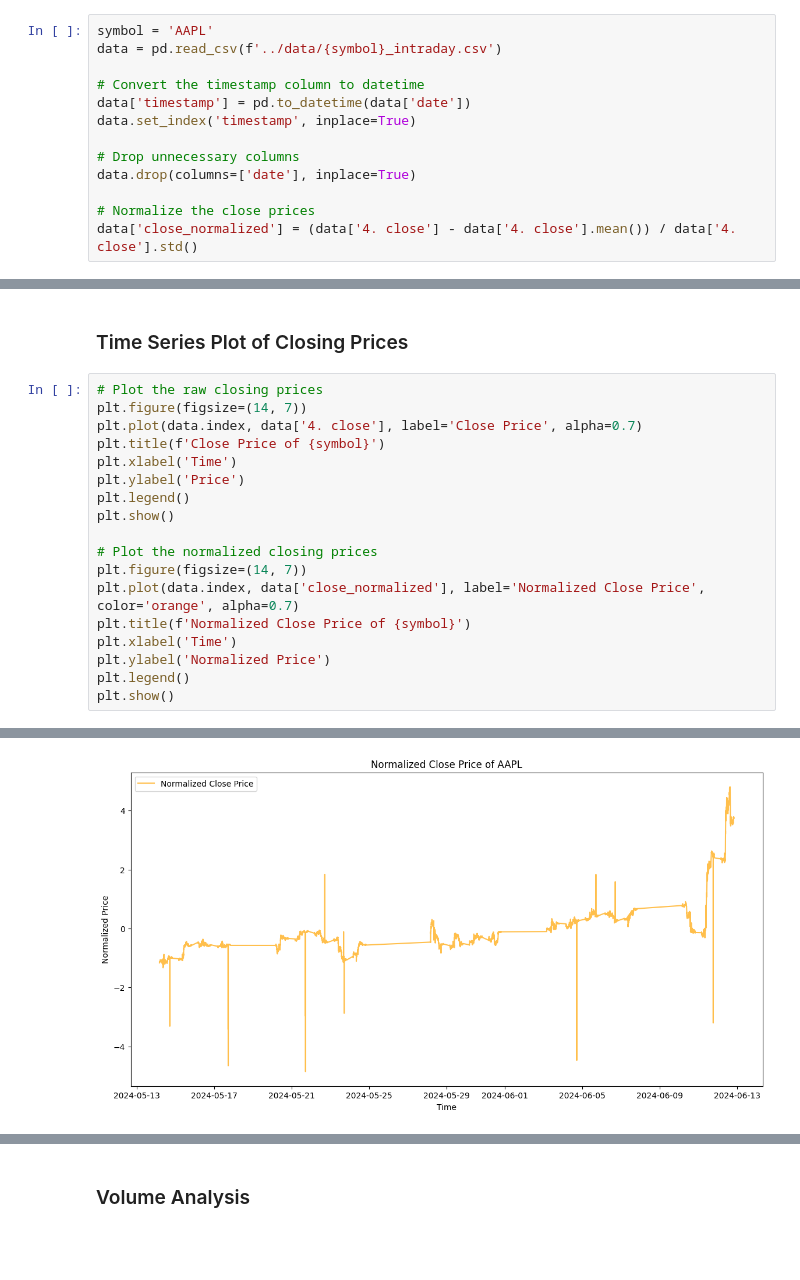
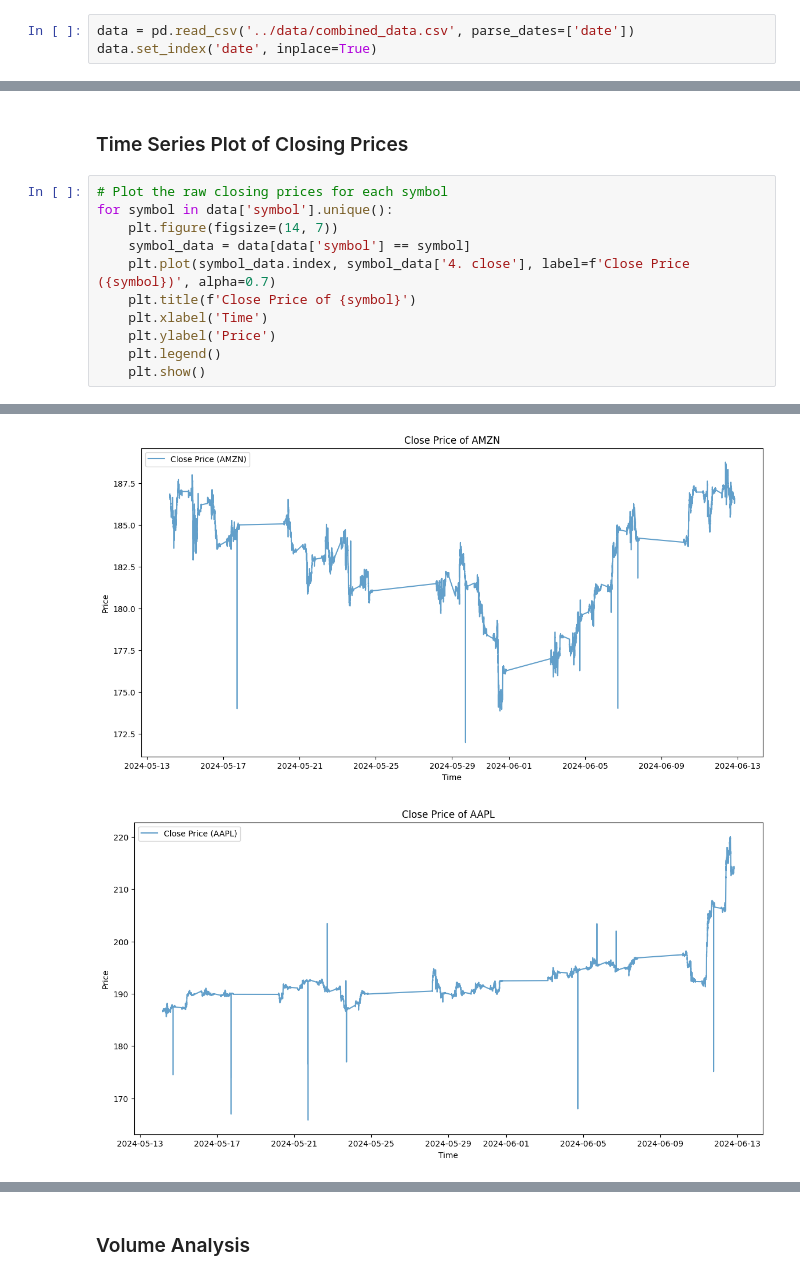
Before and after one commit to minjunnkim/hft_analysis, a Jupyter notebook: notebooks/EDA.ipynb, the cells around one changed output, grey strips where cells are left out. Drawn from its saved outputs; the diff is of its cells as text; blank space fills up the shorter version.

```diff
--- a/notebooks/EDA.ipynb
+++ b/notebooks/EDA.ipynb
@@ -11,15 +11,5 @@ import seaborn as sns
-# %%
-symbol = 'AAPL'
-data = pd.read_csv(f'../data/{symbol}_intraday.csv')
-
-# Convert the timestamp column to datetime
-data['timestamp'] = pd.to_datetime(data['date'])
-data.set_index('timestamp', inplace=True)
-
-# Drop unnecessary columns
-data.drop(columns=['date'], inplace=True)
-
-# Normalize the close prices
-data['close_normalized'] = (data['4. close'] - data['4. close'].mean()) / data['4. close'].std()
+# %%
+data = pd.read_csv('../data/combined_data.csv', parse_dates=['date'])
+data.set_index('date', inplace=True)
 # %% [markdown]
 ### Basic Statistics and Data Overview
@@ -39,21 +28,14 @@ data.describe()
 # %% [markdown]
 ### Time Series Plot of Closing Prices
 # %%
-# Plot the raw closing prices
-plt.figure(figsize=(14, 7))
-plt.plot(data.index, data['4. close'], label='Close Price', alpha=0.7)
-plt.title(f'Close Price of {symbol}')
-plt.xlabel('Time')
-plt.ylabel('Price')
-plt.legend()
-plt.show()
-
-# Plot the normalized closing prices
-plt.figure(figsize=(14, 7))
-plt.plot(data.index, data['close_normalized'], label='Normalized Close Price', color='orange', alpha=0.7)
-plt.title(f'Normalized Close Price of {symbol}')
-plt.xlabel('Time')
-plt.ylabel('Normalized Price')
-plt.legend()
-plt.show()
+# Plot the raw closing prices for each symbol
+for symbol in data['symbol'].unique():
+    plt.figure(figsize=(14, 7))
+    symbol_data = data[data['symbol'] == symbol]
+    plt.plot(symbol_data.index, symbol_data['4. close'], label=f'Close Price ({symbol})', alpha=0.7)
+    plt.title(f'Close Price of {symbol}')
+    plt.xlabel('Time')
+    plt.ylabel('Price')
+    plt.legend()
+    plt.show()
 # %% [output]
@@ -61 +43,2 @@ plt.show()
-[figure, old version]
+[figure, new version]
+[figure, added]
```
Also changed, not shown: parts of 16 cells of this notebook, 9 other files.
